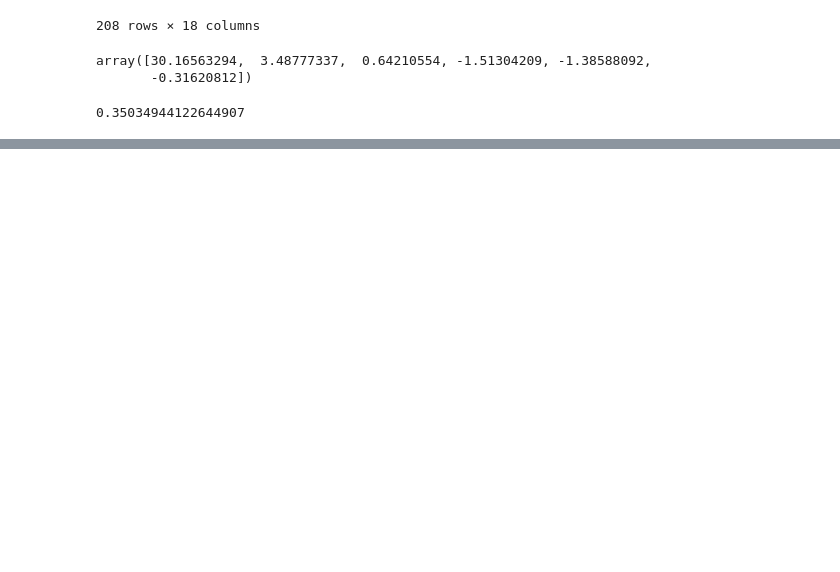
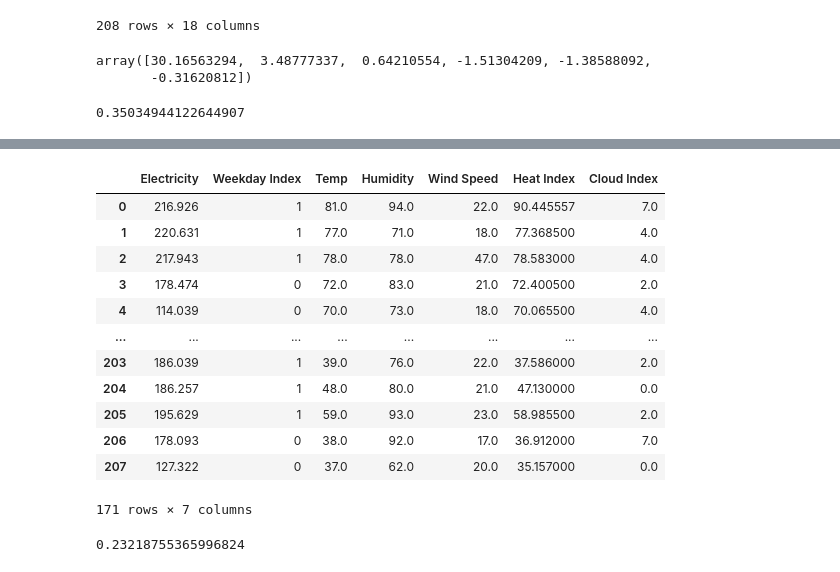
Before and after one commit to AaliyaJakir/energyResearch, a Jupyter notebook: exploring_bing_data.ipynb, the cells around one changed output, grey strips where cells are left out. Drawn from its saved outputs; the diff is of its cells as text; code cells hidden in the pictures; blank space fills up the shorter version.

```diff
--- a/exploring_bing_data.ipynb
+++ b/exploring_bing_data.ipynb
@@ -325,0 +343,34 @@ model.score(x_train,y_train) #This is the R^2 value
+# %%
+data = data[data['Electricity'] < 250]
+data = data[data['Electricity'] > 70]
+
+px.box(x=data['Electricity'])
+# %%
+data
+# %% [output]
+|  | Electricity | Weekday Index | Temp | Humidity | Wind Speed | Heat Index | Cloud Index |
+| 0 | 216.926 | 1 | 81.0 | 94.0 | 22.0 | 90.445557 | 7.0 |
+| 1 | 220.631 | 1 | 77.0 | 71.0 | 18.0 | 77.368500 | 4.0 |
+| 2 | 217.943 | 1 | 78.0 | 78.0 | 47.0 | 78.583000 | 4.0 |
+| 3 | 178.474 | 0 | 72.0 | 83.0 | 21.0 | 72.400500 | 2.0 |
+| 4 | 114.039 | 0 | 70.0 | 73.0 | 18.0 | 70.065500 | 4.0 |
+| ... | ... | ... | ... | ... | ... | ... | ... |
+| 203 | 186.039 | 1 | 39.0 | 76.0 | 22.0 | 37.586000 | 2.0 |
+| 204 | 186.257 | 1 | 48.0 | 80.0 | 21.0 | 47.130000 | 0.0 |
+| 205 | 195.629 | 1 | 59.0 | 93.0 | 23.0 | 58.985500 | 2.0 |
+| 206 | 178.093 | 0 | 38.0 | 92.0 | 17.0 | 36.912000 | 7.0 |
+| 207 | 127.322 | 0 | 37.0 | 62.0 | 20.0 | 35.157000 | 0.0 |
+171 rows × 7 columns
+# %%
+x_train = np.asarray([data['Weekday Index'],data['Temp'], data['Humidity'], data['Wind Speed'],data['Heat Index'],data['Cloud Index']]).T
+y_train = np.asarray(data['Electricity'])
+
+model = LinearRegression()
+#calculate beta using train
+model.fit(x_train,y_train)
+y_pred = model.predict(x_train)
+
+model.coef_
+model.score(x_train,y_train)
+# %% [output]
+0.23218755365996824
```
Also changed, not shown: parts of 8 cells of this notebook.
